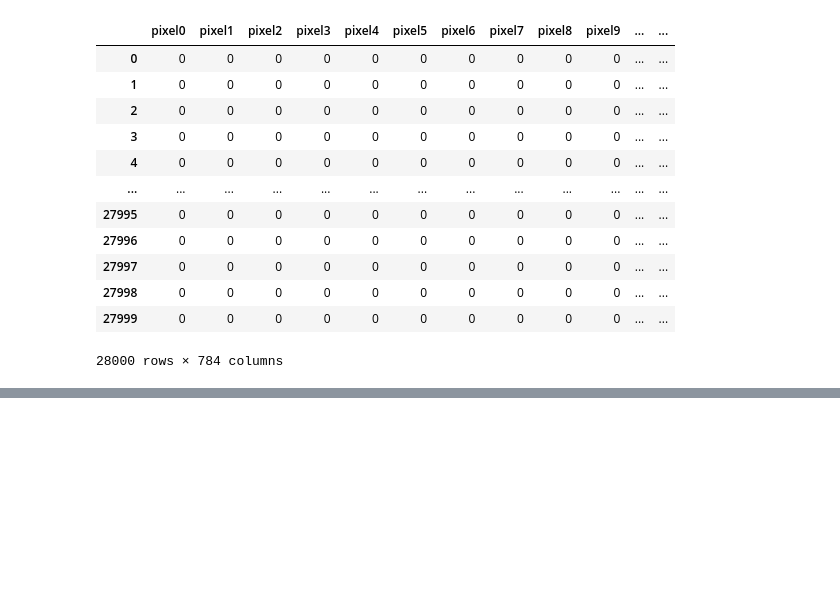
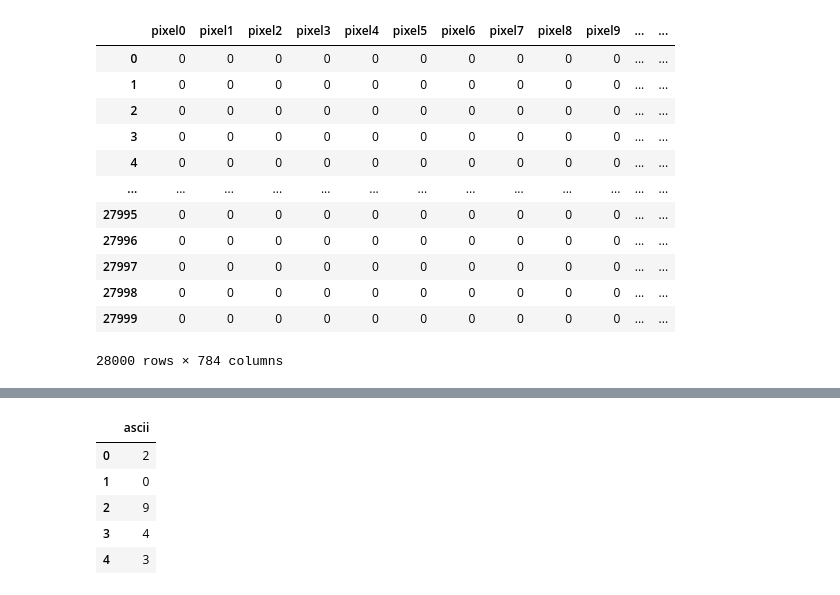
Before and after one commit to philipwalsh/digitrecognizer, a Jupyter notebook: knn-test.ipynb, the cells around one changed output, grey strips where cells are left out. Cells and saved outputs as stored; diff of their text form; code cells hidden in the pictures; blank space fills up the shorter version.

```diff
--- a/knn-test.ipynb
+++ b/knn-test.ipynb
@@ -249,5 +263,12 @@ pred_rf.head()
 # %%
-submission_df = pred_rf['ascii'].apply(ascii_to_char)
+submission_df = pd.DataFrame(pred_rf['ascii'].apply(ascii_to_char))
 submission_df.head()
+# %% [output]
+|  | ascii |
+| 0 | 2 |
+| 1 | 0 |
+| 2 | 9 |
+| 3 | 4 |
+| 4 | 3 |
 # %%
 submission_df.index += 1
```
Also changed, not shown: parts of 5 cells of this notebook, 1 other file.
